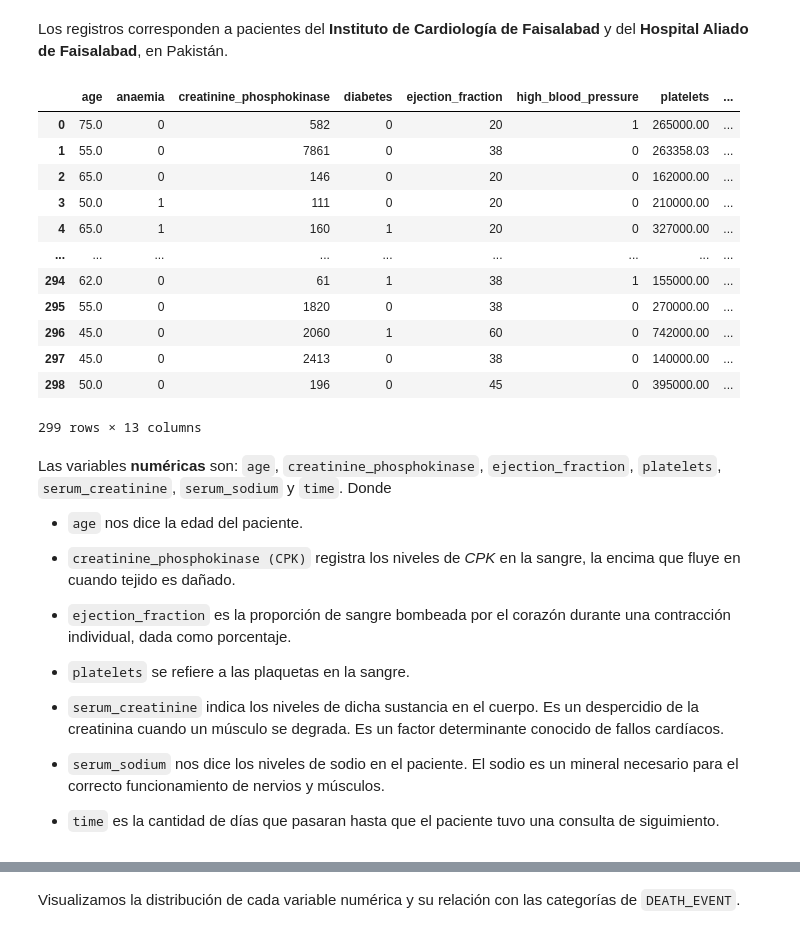
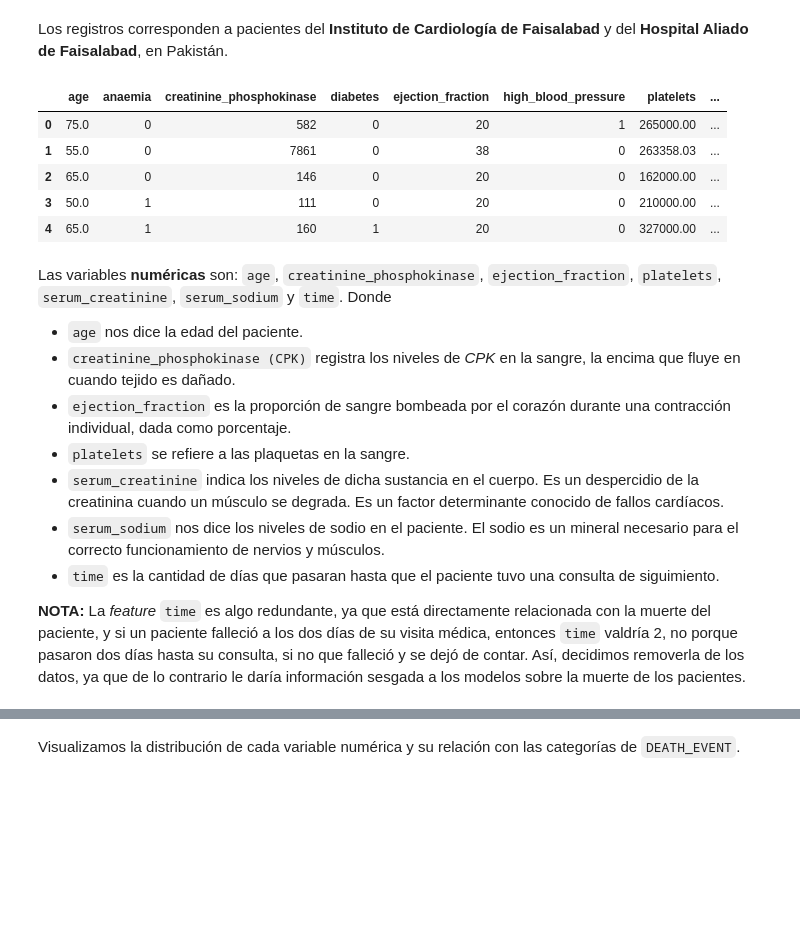
Before and after one commit to emartlion/Mortalidad-tras-Fallo-Cardiaco, a Jupyter notebook: Proyecto.ipynb, the cells around one changed output, grey strips where cells are left out. Drawn from its saved outputs; the diff is of its cells as text; code cells hidden in the pictures; blank space fills up the shorter version.

```diff
--- a/Proyecto.ipynb
+++ b/Proyecto.ipynb
@@ -19,6 +17,10 @@ import pandas as pd
 import matplotlib.pyplot as plt
 import seaborn as sns
 import kagglehub
+
+#Eliminamos limite de visualizacion
+pd.set_option('display.max_rows', None)
+pd.set_option('display.max_columns', None)
 # %% [markdown]
 Y cargamos los datos a través de Kaggle.
 # %%
@@ -59,29 +61,23 @@ Las 13 características (o features) son:
 # %% [markdown]
 Los registros corresponden a pacientes del **Instituto de Cardiología de Faisalabad** y del **Hospital Aliado de Faisalabad**, en Pakistán.
 # %%
-df
+df.head()
 # %% [output]
 |  | age | anaemia | creatinine_phosphokinase | diabetes | ejection_fraction | high_blood_pressure | platelets | ... |
 | 0 | 75.0 | 0 | 582 | 0 | 20 | 1 | 265000.00 | ... |
 | 1 | 55.0 | 0 | 7861 | 0 | 38 | 0 | 263358.03 | ... |
 | 2 | 65.0 | 0 | 146 | 0 | 20 | 0 | 162000.00 | ... |
 | 3 | 50.0 | 1 | 111 | 0 | 20 | 0 | 210000.00 | ... |
 | 4 | 65.0 | 1 | 160 | 1 | 20 | 0 | 327000.00 | ... |
-| ... | ... | ... | ... | ... | ... | ... | ... | ... |
-| 294 | 62.0 | 0 | 61 | 1 | 38 | 1 | 155000.00 | ... |
-| 295 | 55.0 | 0 | 1820 | 0 | 38 | 0 | 270000.00 | ... |
-| 296 | 45.0 | 0 | 2060 | 1 | 60 | 0 | 742000.00 | ... |
-| 297 | 45.0 | 0 | 2413 | 0 | 38 | 0 | 140000.00 | ... |
-| 298 | 50.0 | 0 | 196 | 0 | 45 | 0 | 395000.00 | ... |
-299 rows × 13 columns
 # %% [markdown]
 Las variables **numéricas** son: `age`, `creatinine_phosphokinase`, `ejection_fraction`, `platelets`, `serum_creatinine`, `serum_sodium` y `time`. Donde
 
 - `age` nos dice la edad del paciente.
-
 - `creatinine_phosphokinase (CPK)` registra los niveles de *CPK* en la sangre, la encima que fluye en cuando tejido es dañado.
 - `ejection_fraction` es la proporción de sangre bombeada por el corazón durante una contracción individual, dada como porcentaje.
 - `platelets` se refiere a las plaquetas en la sangre.
 - `serum_creatinine` indica los niveles de dicha sustancia en el cuerpo. Es un despercidio de la creatinina cuando un músculo se degrada. Es un factor determinante conocido de fallos cardíacos.
 - `serum_sodium` nos dice los niveles de sodio en el paciente. El sodio es un mineral necesario para el correcto funcionamiento de nervios y músculos.
 - `time` es la cantidad de días que pasaran hasta que el paciente tuvo una consulta de siguimiento.
+
+**NOTA:** La *feature* `time` es algo redundante, ya que está directamente relacionada con la muerte del paciente, y si un paciente falleció a los dos días de su visita médica, entonces `time` valdría 2, no porque pasaron dos días hasta su consulta, si no que falleció y se dejó de contar. Así, decidimos removerla de los datos, ya que de lo contrario le daría información sesgada a los modelos sobre la muerte de los pacientes.
```
Also changed, not shown: parts of 57 cells of this notebook.
